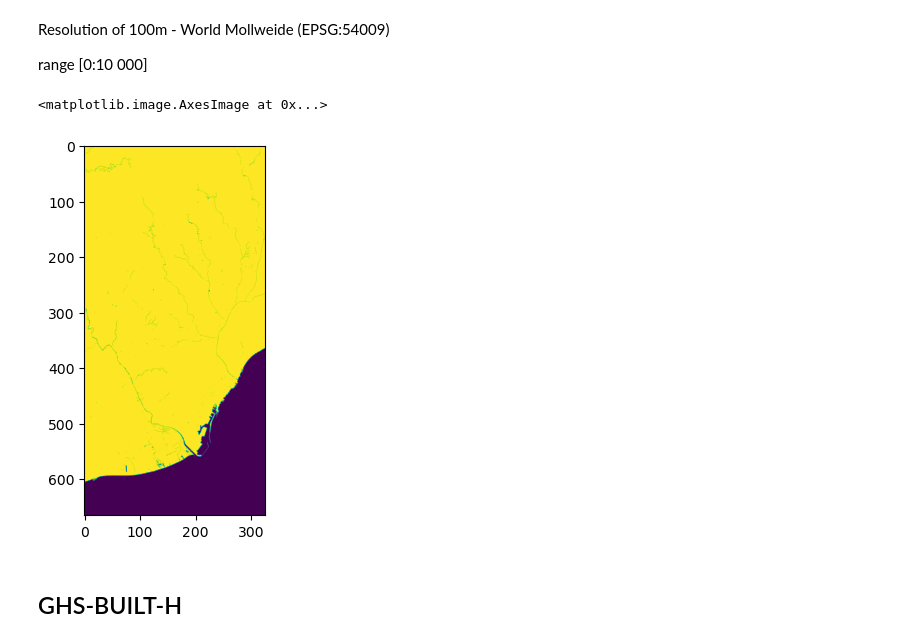
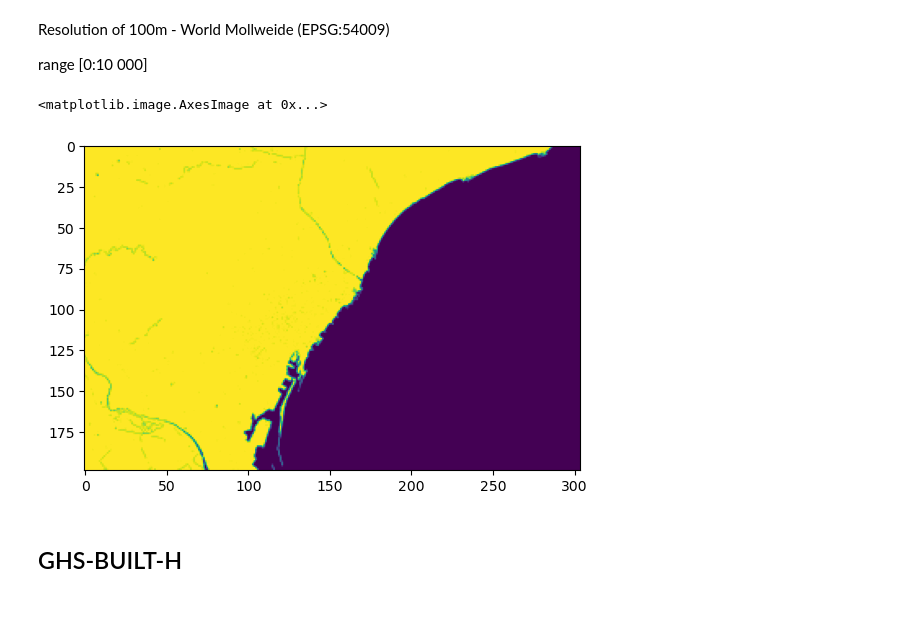
Before and after one commit to ECMWFCode4Earth/cams_downscaling, a Jupyter notebook: data/preprocess/data_viewer.ipynb, the cells around one changed output. Saved outputs shown, nothing was run; the diff lists cells and outputs as text; code cells hidden in the pictures; blank space fills up the shorter version.

```diff
--- a/data/preprocess/data_viewer.ipynb
+++ b/data/preprocess/data_viewer.ipynb
@@ -196,14 +199,15 @@ plt.imshow(data, cmap='tab20c')
 # %% [markdown]
 # GHS
 # %%
-def get_barcelona(input_f):
+def get_barcelona(input_f, bbox= None):
     # Barcelona
-    bbox = {
-        "min_lat": 41.2,
-        "min_lon": 1.9,
-        "max_lat": 41.8,
-        "max_lon": 2.3
-    }
+    if not bbox:
+        bbox = {
+            "min_lat": 41.2,
+            "min_lon": 1.9,
+            "max_lat": 41.8,
+            "max_lon": 2.3
+        }
 
     with rasterio.open(str(input_f)) as src:
         # use bbox to read only the region of interest
@@ -226,11 +230,16 @@ range [0:10 000]
 # %%
 input_f = BASE_PATH / 'ghs_land' / 'GHS_LAND_E2018_GLOBE_R2022A_54009_100_V1_0.tif'
 
-data, transform, crs = get_barcelona(input_f)
+data, transform, crs = get_barcelona(input_f, {
+    "min_lat": 41.3147,
+    "min_lon": 2.028,
+    "max_lat": 41.494,
+    "max_lon": 2.395
+})
 plt.imshow(data)
 # %% [output]
 <matplotlib.image.AxesImage at 0x...>
-[figure, old version]
+[figure, new version]
 # %%
 del data, transform, crs
 # %% [markdown]
```
Also changed, not shown: parts of 3 cells of this notebook, 17 other files.
